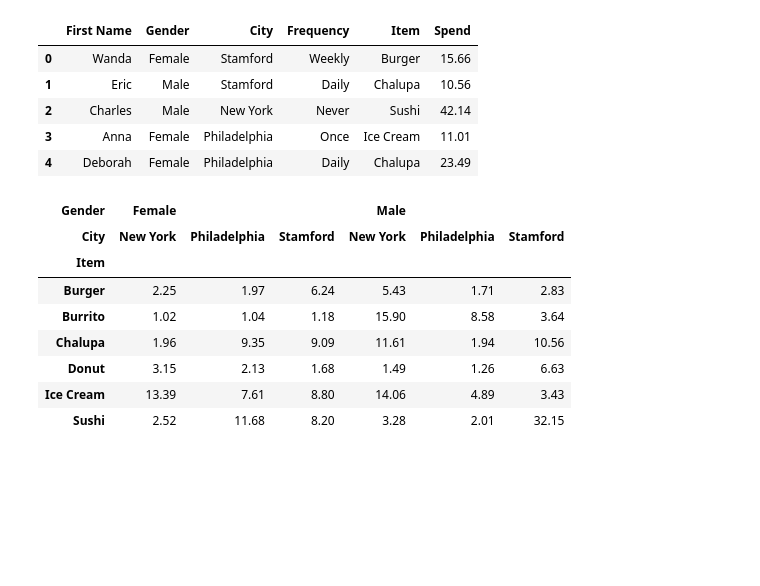
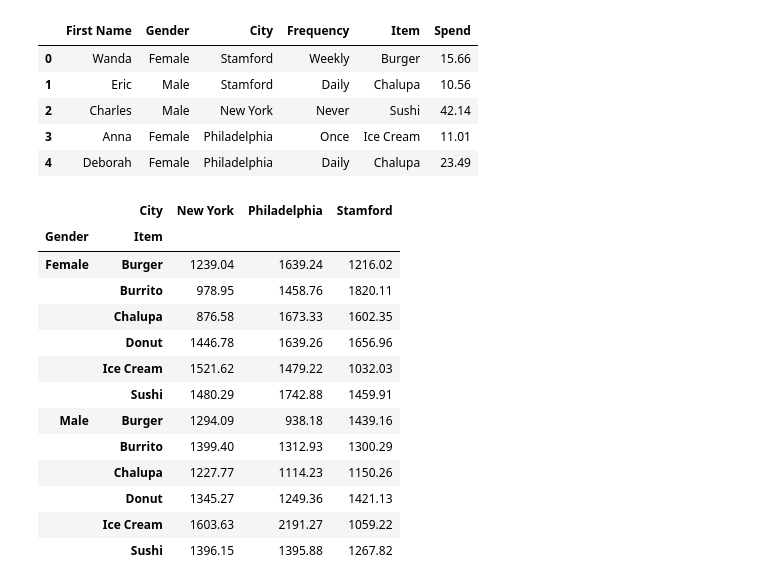
Before and after one commit to mendes078/Dados, a Jupyter notebook: Arquivos/08 - MultiIndex.ipynb, the cells around one changed output. Saved outputs shown, nothing was run; the diff lists cells and outputs as text; code cells hidden in the pictures; blank space fills up the shorter version.

```diff
--- a/Arquivos/08 - MultiIndex.ipynb
+++ b/Arquivos/08 - MultiIndex.ipynb
@@ -227,28 +227,33 @@ foods.head()
 | 3 | Anna | Female | Philadelphia | Once | Ice Cream | 11.01 |
 | 4 | Deborah | Female | Philadelphia | Daily | Chalupa | 23.49 |
 # %%
-foods.pivot_table(values = "Spend", index = "Gender")
-foods.pivot_table(values = "Spend", index = "Gender", aggfunc = "mean")
-foods.pivot_table(values = "Spend", index = "Gender", aggfunc = "sum")
+# foods.pivot_table(values = "Spend", index = "Gender")
+# foods.pivot_table(values = "Spend", index = "Gender", aggfunc = "mean")
+# foods.pivot_table(values = "Spend", index = "Gender", aggfunc = "sum")
 
-foods.pivot_table(values = "Spend", index = "Item", aggfunc = "sum")
+# foods.pivot_table(values = "Spend", index = "Item", aggfunc = "sum")
 
-foods.pivot_table(values = "Spend", index = ["Gender", "Item"], aggfunc = "sum")
+# foods.pivot_table(values = "Spend", index = ["Gender", "Item"], aggfunc = "sum")
 
 foods.pivot_table(values = "Spend", index = ["Gender", "Item"], columns = "City", aggfunc = "sum")
 
-foods.pivot_table(values = "Spend", index = "Item", columns = ["Gender", "City"], aggfunc = "sum")
+# foods.pivot_table(values = "Spend", index = "Item", columns = ["Gender", "City"], aggfunc = "sum")
 
-foods.pivot_table(values = "Spend", index = "Item", columns = ["Gender", "City"], aggfunc = "count")
-foods.pivot_table(values = "Spend", index = "Item", columns = ["Gender", "City"], aggfunc = "max")
-foods.pivot_table(values = "Spend", index = "Item", columns = ["Gender", "City"], aggfunc = "min")
+# foods.pivot_table(values = "Spend", index = "Item", columns = ["Gender", "City"], aggfunc = "count")
+# foods.pivot_table(values = "Spend", index = "Item", columns = ["Gender", "City"], aggfunc = "max")
+# foods.pivot_table(values = "Spend", index = "Item", columns = ["Gender", "City"], aggfunc = "min")
 # %% [output]
-| Gender | Female |  |  | Male |  |  |
-| City | New York | Philadelphia | Stamford | New York | Philadelphia | Stamford |
-| Item |  |  |  |  |  |  |
-| Burger | 2.25 | 1.97 | 6.24 | 5.43 | 1.71 | 2.83 |
-| Burrito | 1.02 | 1.04 | 1.18 | 15.90 | 8.58 | 3.64 |
-| Chalupa | 1.96 | 9.35 | 9.09 | 11.61 | 1.94 | 10.56 |
-| Donut | 3.15 | 2.13 | 1.68 | 1.49 | 1.26 | 6.63 |
-| Ice Cream | 13.39 | 7.61 | 8.80 | 14.06 | 4.89 | 3.43 |
-| Sushi | 2.52 | 11.68 | 8.20 | 3.28 | 2.01 | 32.15 |
+|  | City | New York | Philadelphia | Stamford |
+| Gender | Item |  |  |  |
+| Female | Burger | 1239.04 | 1639.24 | 1216.02 |
+|  | Burrito | 978.95 | 1458.76 | 1820.11 |
+|  | Chalupa | 876.58 | 1673.33 | 1602.35 |
+|  | Donut | 1446.78 | 1639.26 | 1656.96 |
+|  | Ice Cream | 1521.62 | 1479.22 | 1032.03 |
+|  | Sushi | 1480.29 | 1742.88 | 1459.91 |
+| Male | Burger | 1294.09 | 938.18 | 1439.16 |
+|  | Burrito | 1399.40 | 1312.93 | 1300.29 |
+|  | Chalupa | 1227.77 | 1114.23 | 1150.26 |
+|  | Donut | 1345.27 | 1249.36 | 1421.13 |
+|  | Ice Cream | 1603.63 | 2191.27 | 1059.22 |
+|  | Sushi | 1396.15 | 1395.88 | 1267.82 |
```
Also changed, not shown: 2 other files.
